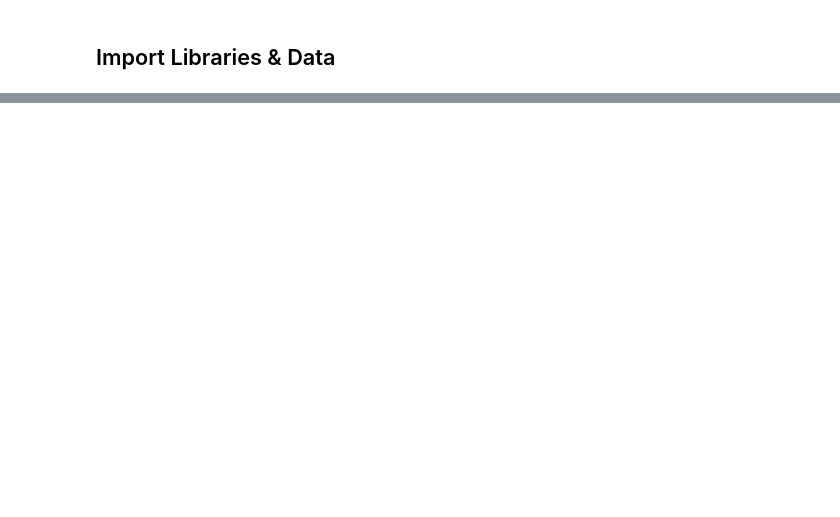
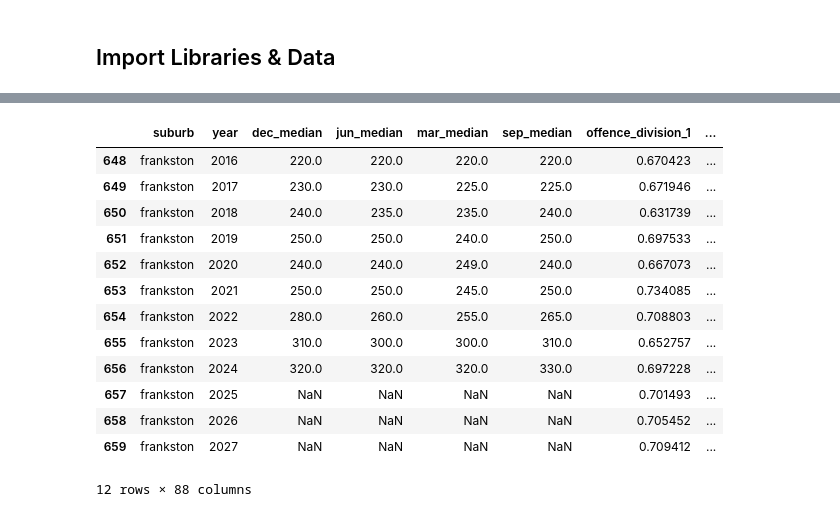
Before and after one commit to MAST30034-AppliedDataScience/project-2-group-real-estate-industry-project-15, a Jupyter notebook: notebooks/livability_index.ipynb, the cells around one changed output, grey strips where cells are left out. Cells and saved outputs as stored; diff of their text form; code cells hidden in the pictures; blank space fills up the shorter version.

```diff
--- a/notebooks/livability_index.ipynb
+++ b/notebooks/livability_index.ipynb
@@ -27,0 +376,18 @@ all_properties_merged = pd.read_csv('../data/curated/merged_feature_set/all_prop
+# %%
+from sklearn.preprocessing import StandardScaler
+
+standard_scaler = StandardScaler()
+test[columns_to_normalize] = standard_scaler.fit_transform(test[columns_to_normalize])
+# %%
+test[crime] = 1 - test[crime]
+test[distances] = 1 - test[distances]
+# %%
+test['livability'] = (
+    test[crime].sum(axis=1) +  # Crime is negatively correlated (already inverted)
+    test[education_count].sum(axis=1) +
+    test[education_rank].sum(axis=1) +
+    test[distances].sum(axis=1) +  # Distances are negatively correlated (already inverted)
+    test[points_of_interest].sum(axis=1)  # Points of interest positively correlated
+)
+
+test['livability'] = scaler.fit_transform(test[['livability']])
@@ -27,0 +446,10 @@ all_properties_merged = pd.read_csv('../data/curated/merged_feature_set/all_prop
+# %%
+test['livability'] = (
+    test[crime].sum(axis=1) +  # Crime is negatively correlated (already inverted)
+    test[education_count].sum(axis=1) +
+    test[education_rank].sum(axis=1) +
+    test[distances].sum(axis=1) +  # Distances are negatively correlated (already inverted)
+    test[points_of_interest].sum(axis=1)  # Points of interest positively correlated
+)
+
+test['livability'] = scaler.fit_transform(test[['livability']])
@@ -27,0 +526,17 @@ all_properties_merged = pd.read_csv('../data/curated/merged_feature_set/all_prop
+# %%
+test[test['suburb'] == 'frankston']
+# %% [output]
+|  | suburb | year | dec_median | jun_median | mar_median | sep_median | offence_division_1 | ... |
+| 648 | frankston | 2016 | 220.0 | 220.0 | 220.0 | 220.0 | 0.670423 | ... |
+| 649 | frankston | 2017 | 230.0 | 230.0 | 225.0 | 225.0 | 0.671946 | ... |
+| 650 | frankston | 2018 | 240.0 | 235.0 | 235.0 | 240.0 | 0.631739 | ... |
+| 651 | frankston | 2019 | 250.0 | 250.0 | 240.0 | 250.0 | 0.697533 | ... |
+| 652 | frankston | 2020 | 240.0 | 240.0 | 249.0 | 240.0 | 0.667073 | ... |
+| 653 | frankston | 2021 | 250.0 | 250.0 | 245.0 | 250.0 | 0.734085 | ... |
+| 654 | frankston | 2022 | 280.0 | 260.0 | 255.0 | 265.0 | 0.708803 | ... |
+| 655 | frankston | 2023 | 310.0 | 300.0 | 300.0 | 310.0 | 0.652757 | ... |
+| 656 | frankston | 2024 | 320.0 | 320.0 | 320.0 | 330.0 | 0.697228 | ... |
+| 657 | frankston | 2025 | NaN | NaN | NaN | NaN | 0.701493 | ... |
+| 658 | frankston | 2026 | NaN | NaN | NaN | NaN | 0.705452 | ... |
+| 659 | frankston | 2027 | NaN | NaN | NaN | NaN | 0.709412 | ... |
+12 rows × 88 columns
```
Also changed, not shown: parts of 31 cells of this notebook, 2 other files.
